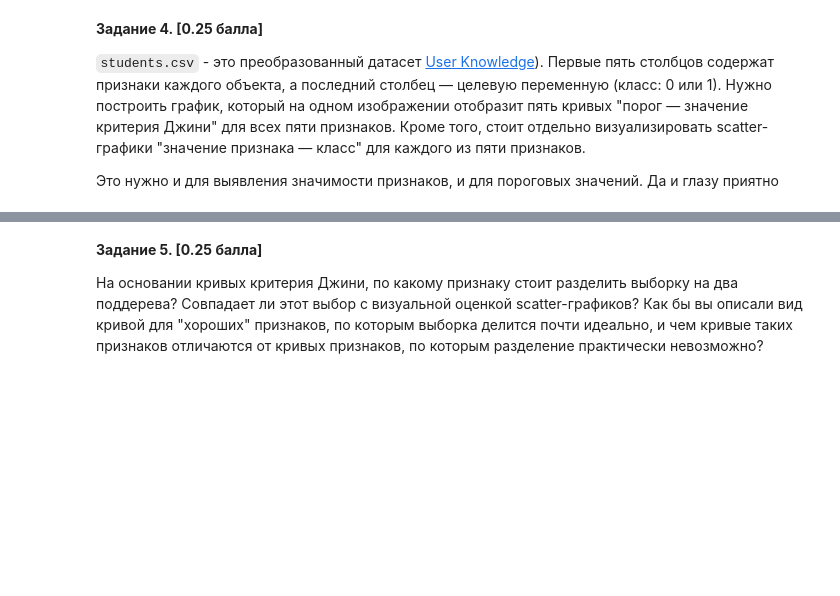
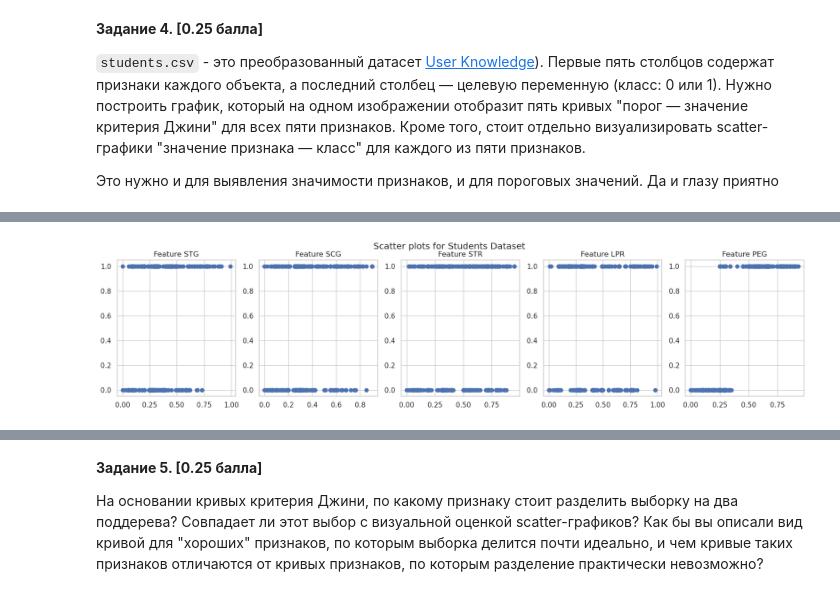
Before and after one commit to MrRozum/mai_ml_lab06_trees, a Jupyter notebook: ML MAI & SBER. Decision Trees LAB6.ipynb, the cells around one changed output, grey strips where cells are left out. Drawn from its saved outputs; the diff is of its cells as text; code cells hidden in the pictures; blank space fills up the shorter version.

```diff
--- a/ML MAI & SBER. Decision Trees LAB6.ipynb
+++ b/ML MAI & SBER. Decision Trees LAB6.ipynb
@@ -233,0 +237,4 @@ __Задание 4. [0.25 балла]__
+# %%
+import pandas as pd
+stud = pd.read_csv('students.csv')
+stud.head()
@@ -233,0 +248,10 @@ __Задание 4. [0.25 балла]__
+# %%
+N_PLOTS = len(stud.columns[:-1])
+plt.figure(figsize=(N_PLOTS*4, 4))
+plt.suptitle(f'Scatter plots for Students Dataset')
+for i in range(N_PLOTS):
+    plt.subplot(1, N_PLOTS, i+1)
+    plt.scatter(x=stud.iloc[:, i], y=stud.iloc[:, -1])
+    plt.title(f"Feature {stud.columns[i]}")
+# %% [output]
+[figure, added]
```
Also changed, not shown: parts of 8 cells of this notebook, 1 other file.
